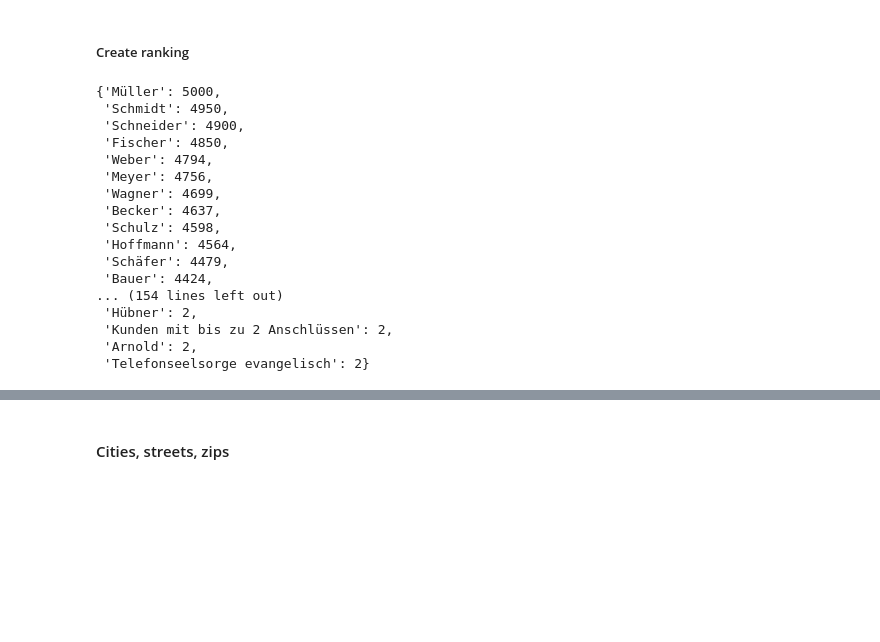
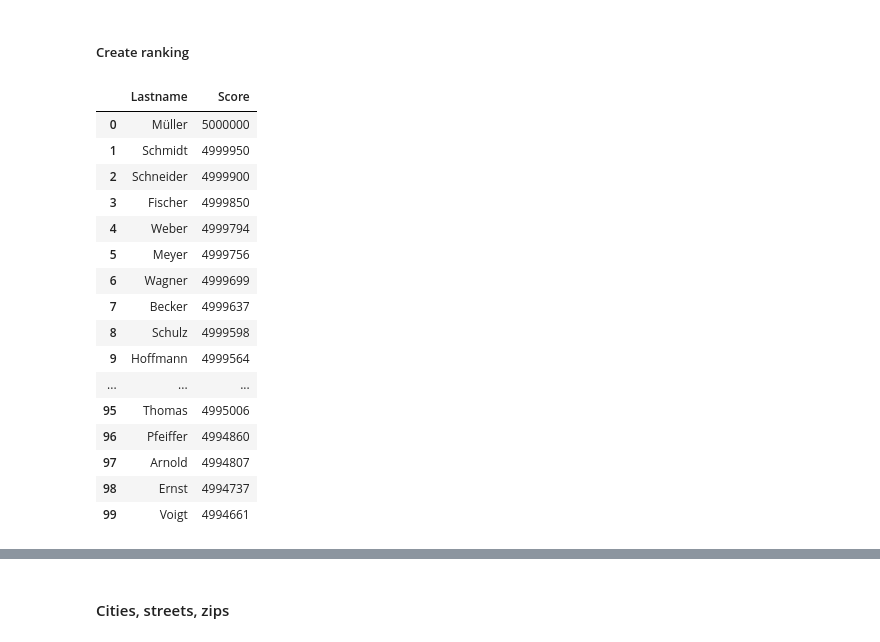
Before and after one commit to mayo-s/phonebookdiver, a Jupyter notebook: jupyter/phonebookdiver_notebook.ipynb, the cells around one changed output, grey strips where cells are left out. Drawn from its saved outputs; the diff is of its cells as text; code cells hidden in the pictures; blank space fills up the shorter version.

```diff
--- a/jupyter/phonebookdiver_notebook.ipynb
+++ b/jupyter/phonebookdiver_notebook.ipynb
@@ -657,18 +747,34 @@ def get_top_n(n_rows, path, singular, plural):
                         top_n.append({'collection': collection, plural[i]: n_data})
     return sorted(top_n, key=lambda k: k['collection'])
 # %%
-def build_ranking(top_n, _value):
+def build_ranking(top_n, _value, by_count):
     ranking = {}
     for n in top_n:
         if _value == 'city':
             values = n['cities']['unique_' + _value]
+            count = n['cities']['counts']
+        elif _value == 'combo':
+            ln = n[_value + 's']['lastname']
+            fn = n[_value + 's']['firstname']
+            count = n[_value + 's']['count']
+            values = []
+            for i, l in enumerate(ln):
+                values.append(f'{ln[i]}, {fn[i]}')
         else:
             values = n[_value + 's']['unique_' + _value]
-        for i, value in enumerate(values):
-            if value in ranking:
-                ranking[value] += (len(values) - i)
-            else:
-                ranking[value] = (len(values) - i)
+            count = n[_value + 's']['counts']
+        if by_count:
+            for i, value in enumerate(values):
+                if value in ranking:
+                    ranking[value] += count[i]
+                else:
+                    ranking[value] = count[i]
+        else:
+            for i, value in enumerate(values):
+                if value in ranking:
+                    ranking[value] += (len(values) - i)
+                else:
+                    ranking[value] = (len(values) - i)
     return {k: ranking[k] for k in sorted(ranking, key=ranking.get, reverse=True)}
 # %% [markdown]
 #### Names
@@ -733,4 +848,4 @@ print(final_msg)
 # %% [markdown]
 ##### Get top n names from all collections
 # %%
-top_n_names = get_top_n(100, 'stats/all_names/', ['lastname', 'firstname'], ['lastnames', 'firstnames'])
+top_n_names = get_top_n(100000, 'stats/all_names/', ['lastname', 'firstname'], ['lastnames', 'firstnames'])
@@ -760,23 +877,24 @@ collection = '2018_Q3'
 # %% [markdown]
 ##### Create ranking
 # %%
-# build_ranking(top_n_names, 'lastname')
-pd.DataFrame(build_ranking(top_n_names, 'lastname').items(), columns=['Lastname', 'Score'])
+# Ranking by rank per edition LAST NAME
+# build_ranking(top_n_names, 'lastname', False)
+pd.DataFrame(build_ranking(top_n_names, 'lastname', False).items(), columns=['Lastname', 'Score']).head(100)
 # %% [output]
-{'Müller': 5000,
- 'Schmidt': 4950,
- 'Schneider': 4900,
- 'Fischer': 4850,
- 'Weber': 4794,
- 'Meyer': 4756,
- 'Wagner': 4699,
- 'Becker': 4637,
- 'Schulz': 4598,
- 'Hoffmann': 4564,
- 'Schäfer': 4479,
- 'Bauer': 4424,
-... (154 lines left out)
- 'Hübner': 2,
- 'Kunden mit bis zu 2 Anschlüssen': 2,
- 'Arnold': 2,
- 'Telefonseelsorge evangelisch': 2}
+|  | Lastname | Score |
+| 0 | Müller | 5000000 |
+| 1 | Schmidt | 4999950 |
+| 2 | Schneider | 4999900 |
+| 3 | Fischer | 4999850 |
+| 4 | Weber | 4999794 |
+| 5 | Meyer | 4999756 |
+| 6 | Wagner | 4999699 |
+| 7 | Becker | 4999637 |
+| 8 | Schulz | 4999598 |
+| 9 | Hoffmann | 4999564 |
+| ... | ... | ... |
+| 95 | Thomas | 4995006 |
+| 96 | Pfeiffer | 4994860 |
+| 97 | Arnold | 4994807 |
+| 98 | Ernst | 4994737 |
+| 99 | Voigt | 4994661 |
```
Also changed, not shown: parts of 42 cells of this notebook.
